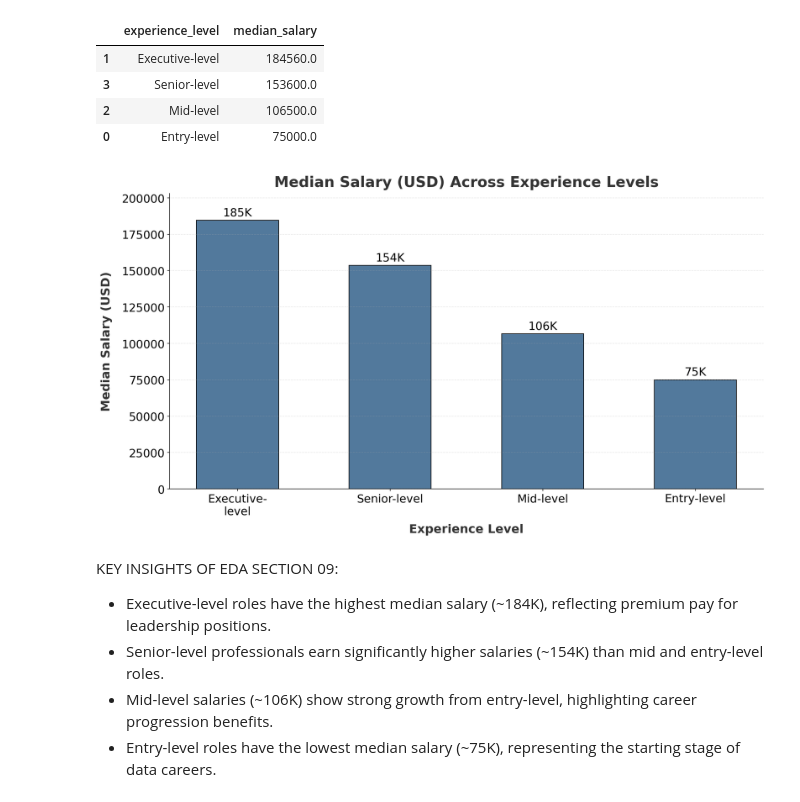
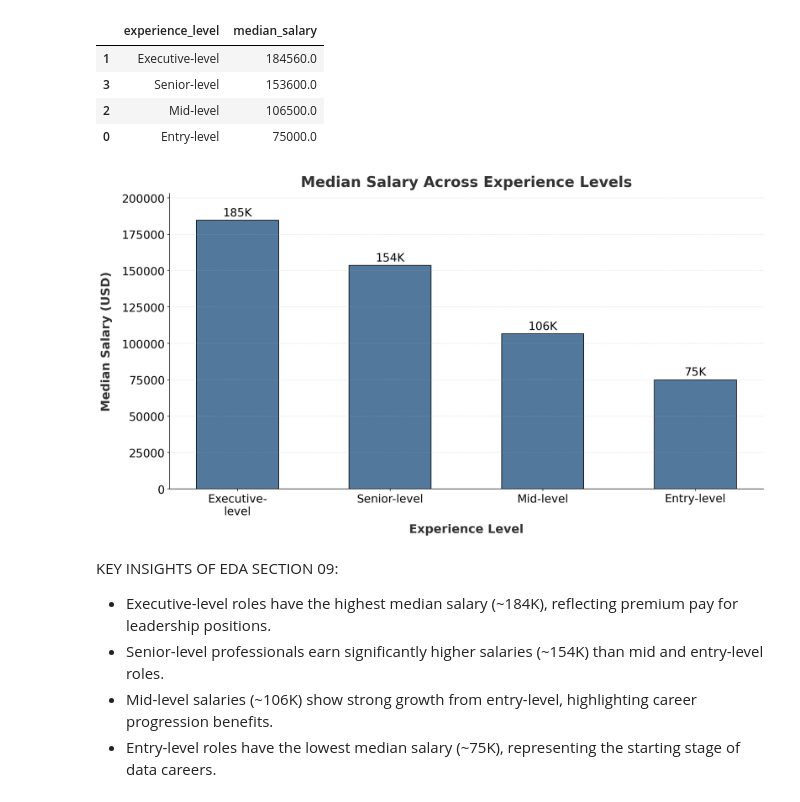
Before and after one commit to Chauhanekta21/Data_Job_Market_Analysis, a Jupyter notebook: main_file.ipynb, the cells around one changed output. Drawn from its saved outputs; the diff is of its cells as text; code cells hidden in the pictures.

```diff
--- a/main_file.ipynb
+++ b/main_file.ipynb
@@ -1245,7 +1245,7 @@ plt.bar(pos, y, width=0.7, edgecolor="black", color="#52799C")
 
 # Titles and labels
 plt.title(
-    "Median Salary (USD) Across Experience Levels",
+    "Median Salary Across Experience Levels",
     color="#333333",
     fontweight="bold",
     fontsize=22,
@@ -1255,34 +1255,34 @@ plt.xlabel("Experience Level", fontweight="bold", fontsize=18, labelpad=10, colo
 plt.ylabel("Median Salary (USD)", fontweight="bold", fontsize=18, labelpad=14, color="#333333")
 
 # Axis formatting
 plt.xticks(pos, wrapped_labels, fontsize=17)
 plt.yticks(fontsize=17)
 
 # Add value labels (formatted as K)
 for i, v in enumerate(y):
     label = f"{v/1000:.0f}K"
     plt.text(
         pos[i],
         v + max(y) * 0.008,
         label,
         ha='center',
         va='bottom',
         fontsize=17
     )
 
 # Styling improvements
 plt.ylim(0, max(y) * 1.1)
 plt.margins(y=0.05)
 plt.grid(axis='y', linestyle='--', alpha=0.3)
 
 # Remove unnecessary borders
 plt.gca().spines['top'].set_visible(False)
 plt.gca().spines['right'].set_visible(False)
 
 # Show plot
 plt.show()
 # %% [output]
-[figure, old version]
+[figure, new version]
 # %% [markdown]
 KEY INSIGHTS OF EDA SECTION 09:
 
```
Also changed, not shown: parts of 1 cell of this notebook.
